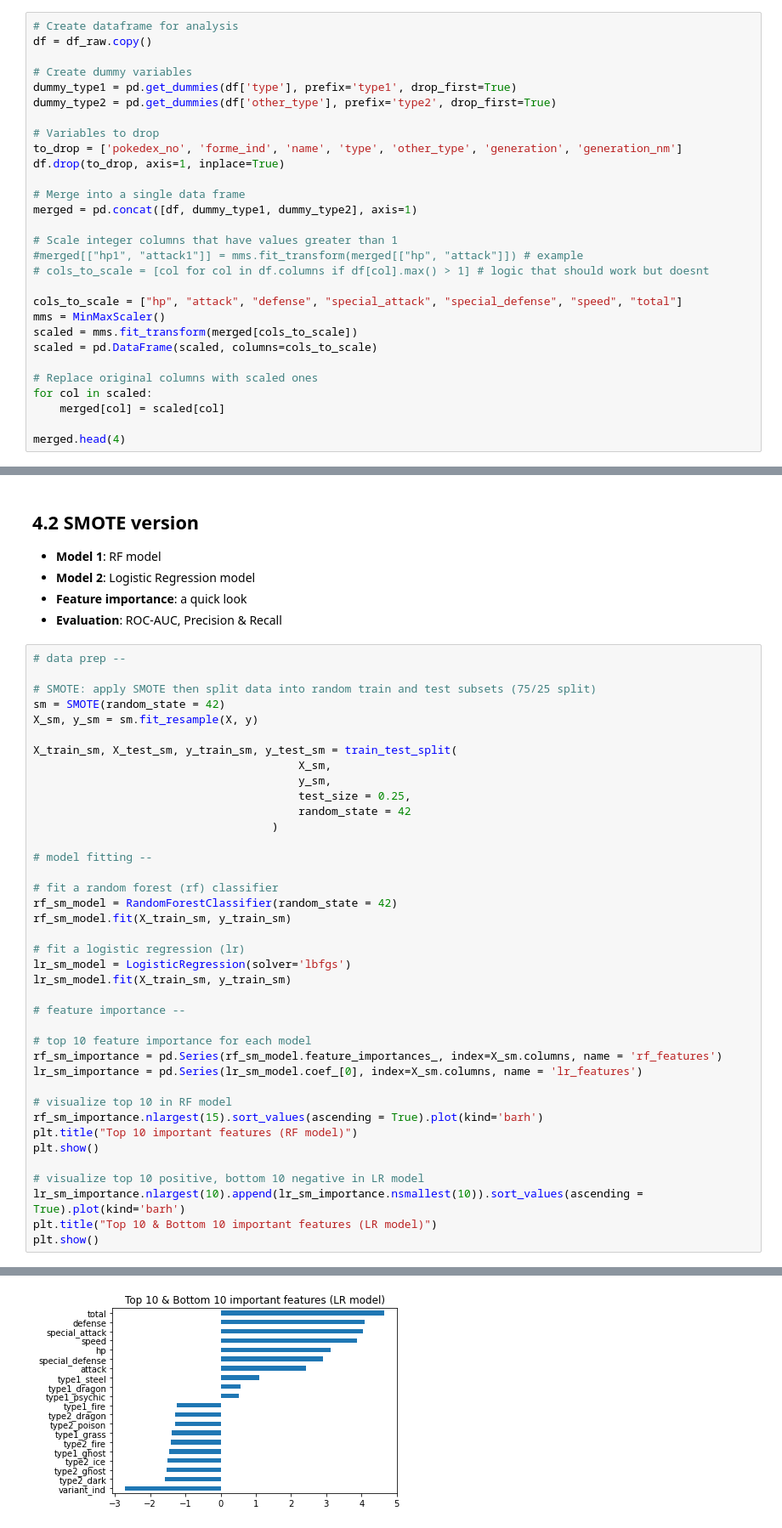
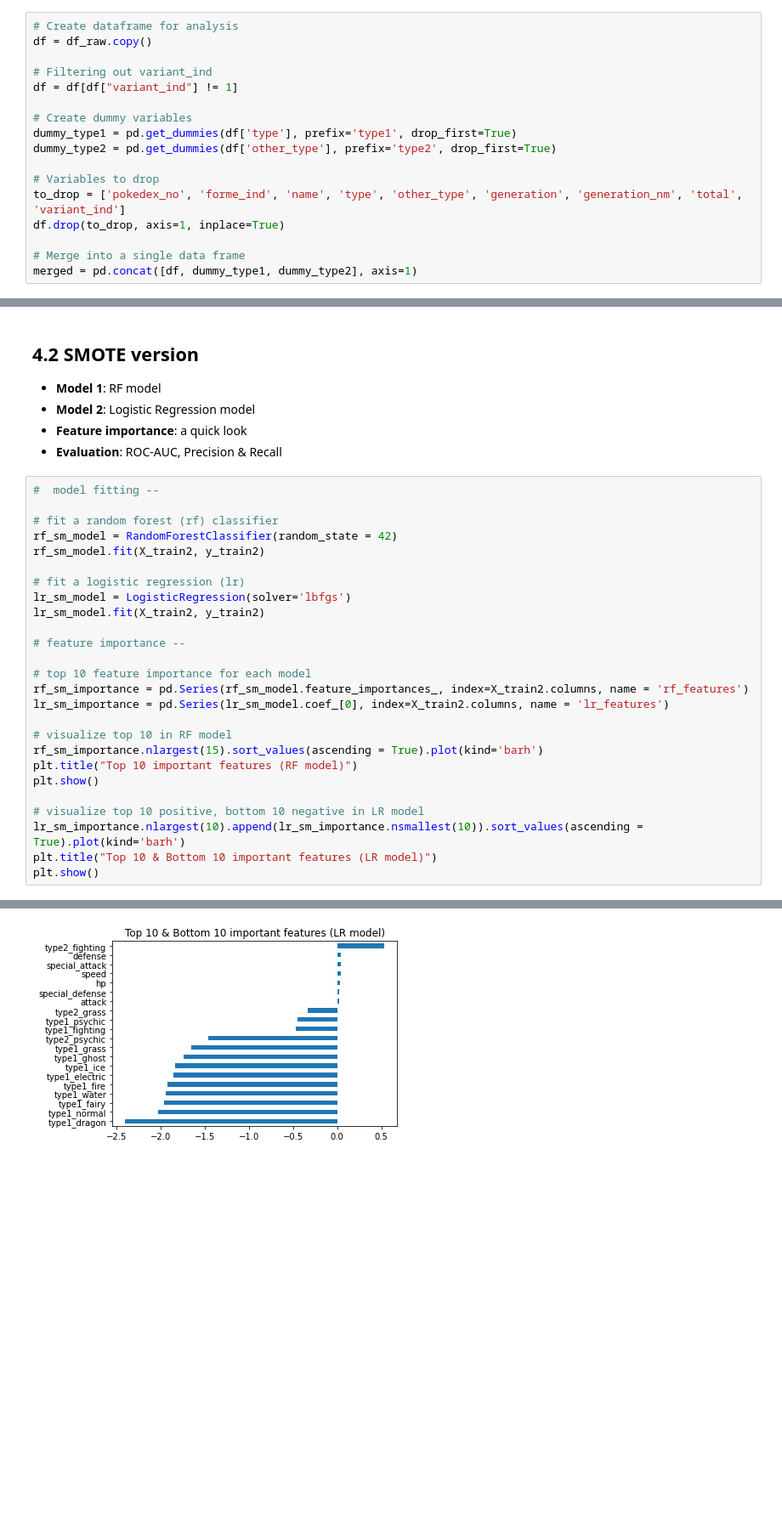
Before and after one commit to shannonhlo/pokemon-classification, a Jupyter notebook: analysis/dom/pokemon_classifier.ipynb, the cells around one changed output, grey strips where cells are left out. Shown at 85% size. Drawn from its saved outputs; the diff is of its cells as text; blank space fills up the shorter version.

```diff
--- a/analysis/dom/pokemon_classifier.ipynb
+++ b/analysis/dom/pokemon_classifier.ipynb
@@ -100,29 +100,17 @@ df_raw.sort_values(by = 'total', ascending = False).head(3)
 # %%
 # Create dataframe for analysis
 df = df_raw.copy()
+
+# Filtering out variant_ind
+df = df[df["variant_ind"] != 1]
 
 # Create dummy variables
 dummy_type1 = pd.get_dummies(df['type'], prefix='type1', drop_first=True)
 dummy_type2 = pd.get_dummies(df['other_type'], prefix='type2', drop_first=True)
 
 # Variables to drop
-to_drop = ['pokedex_no', 'forme_ind', 'name', 'type', 'other_type', 'generation', 'generation_nm']
+to_drop = ['pokedex_no', 'forme_ind', 'name', 'type', 'other_type', 'generation', 'generation_nm', 'total', 'variant_ind']
 df.drop(to_drop, axis=1, inplace=True)
 
 # Merge into a single data frame
 merged = pd.concat([df, dummy_type1, dummy_type2], axis=1)
-
-# Scale integer columns that have values greater than 1
-#merged[["hp1", "attack1"]] = mms.fit_transform(merged[["hp", "attack"]]) # example
-# cols_to_scale = [col for col in df.columns if df[col].max() > 1] # logic that should work but doesnt
-
-cols_to_scale = ["hp", "attack", "defense", "special_attack", "special_defense", "speed", "total"]
-mms = MinMaxScaler()
-scaled = mms.fit_transform(merged[cols_to_scale])
-scaled = pd.DataFrame(scaled, columns=cols_to_scale)
-
-# Replace original columns with scaled ones
-for col in scaled:
-    merged[col] = scaled[col]
-
-merged.head(4)
@@ -271,34 +302,21 @@ LR: Recall = 0.35
 * **Feature importance**: a quick look
 * **Evaluation**: ROC-AUC, Precision & Recall
 # %%
-# data prep --
-
-# SMOTE: apply SMOTE then split data into random train and test subsets (75/25 split)
-sm = SMOTE(random_state = 42)
-X_sm, y_sm = sm.fit_resample(X, y)
-
-X_train_sm, X_test_sm, y_train_sm, y_test_sm = train_test_split(
-                                        X_sm,
-                                        y_sm,
-                                        test_size = 0.25,
-                                        random_state = 42
-                                    )
-
-# model fitting --
+#  model fitting --
 
 # fit a random forest (rf) classifier
 rf_sm_model = RandomForestClassifier(random_state = 42)
-rf_sm_model.fit(X_train_sm, y_train_sm)
+rf_sm_model.fit(X_train2, y_train2)
 
 # fit a logistic regression (lr)
 lr_sm_model = LogisticRegression(solver='lbfgs')
-lr_sm_model.fit(X_train_sm, y_train_sm)
+lr_sm_model.fit(X_train2, y_train2)
 
 # feature importance --
 
 # top 10 feature importance for each model
-rf_sm_importance = pd.Series(rf_sm_model.feature_importances_, index=X_sm.columns, name = 'rf_features')
-lr_sm_importance = pd.Series(lr_sm_model.coef_[0], index=X_sm.columns, name = 'lr_features')
+rf_sm_importance = pd.Series(rf_sm_model.feature_importances_, index=X_train2.columns, name = 'rf_features')
+lr_sm_importance = pd.Series(lr_sm_model.coef_[0], index=X_train2.columns, name = 'lr_features')
 
 # visualize top 10 in RF model
 rf_sm_importance.nlargest(15).sort_values(ascending = True).plot(kind='barh')
@@ -314,4 +339,4 @@ plt.show()
-[figure, old version]
+[figure, new version]
 # %%
 # predictions --
 
```
Also changed, not shown: parts of 17 cells of this notebook, 3 other files.
